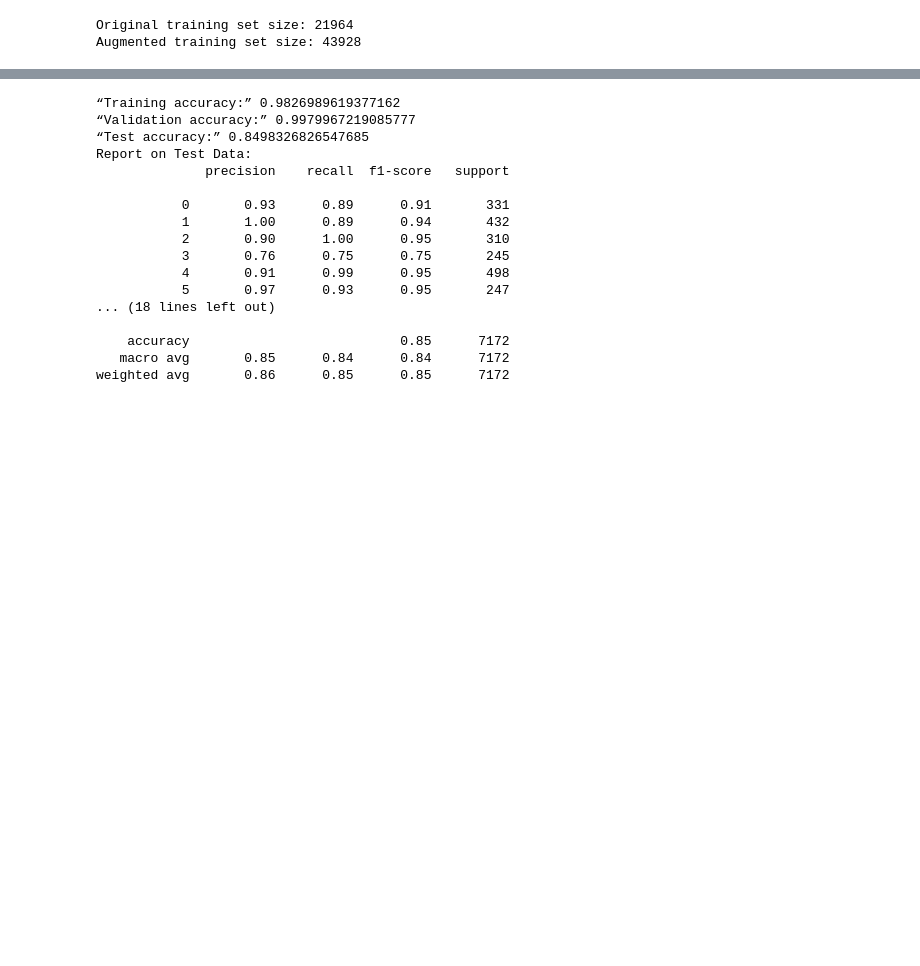
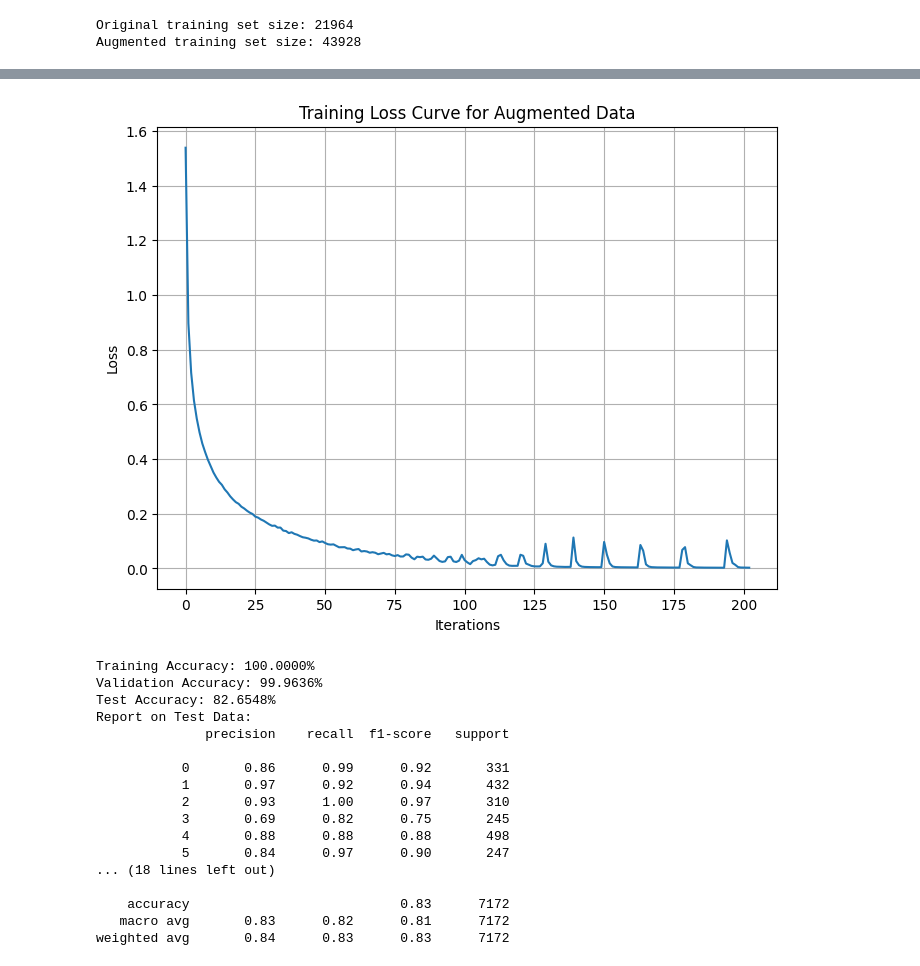
Before and after one commit to eleftheriaa/American-Sign-Language-Detection, a Jupyter notebook: augmentation.ipynb, the cells around one changed output, grey strips where cells are left out. Cells and saved outputs as stored; diff of their text form; code cells hidden in the pictures; blank space fills up the shorter version.

```diff
--- a/augmentation.ipynb
+++ b/augmentation.ipynb
@@ -101,8 +101,23 @@ plt.show()
 # 5. Train MLP
 
 # ================================
-model = MLPClassifier(hidden_layer_sizes=(64), random_state=42, tol=0.005, max_iter=1000)
+# hidden_layer_sizes=(128, 64),
+# “Training accuracy:” 0.9944
+# “Validation accuracy:” 0.9971
+# “Test accuracy:” 0.8989
+model = MLPClassifier(
 
+        hidden_layer_sizes=(64),
+        activation='relu',
+        solver='adam',
+        alpha=0.0001,
+        learning_rate_init=0.001,
+        verbose=True,
+        random_state=42,
+        n_iter_no_change=15,
+        max_iter=1000,
+        # shuffle=False
+    )
 
 model.fit(X_train_aug, y_train_aug)
 
@@ -112,36 +143,50 @@ Model converged in 61 iterations.
+# %%
+# Plot training loss curve for augmented model
+plt.figure(figsize=(8,6))
+plt.plot(model.loss_curve_)
+plt.title("Training Loss Curve for Augmented Data")
+plt.xlabel("Iterations")
+plt.ylabel("Loss")
+plt.grid()
+plt.show()
+# %% [output]
+[figure, added]
 # %%
 # ================================
 
 # 6. Evaluation
 
 # ================================
+train_accuracy = model.score(X_train_aug, y_train_aug)* 100
+print(f"Training Accuracy: { train_accuracy:.4f}%")
 
-print("“Training accuracy:”", model.score(X_train_aug, y_train_aug))
-print("“Validation accuracy:”", model.score(X_validate, y_validate))
-y_pred =  model.predict(X_test)
-test_acc = accuracy_score(y_test, y_pred)
-print("“Test accuracy:”", test_acc)
+val_accuracy = accuracy_score(y_validate, model.predict(X_validate))* 100
+print(f"Validation Accuracy: {val_accuracy:.4f}%")
+
+test_accuracy = accuracy_score(y_test, model.predict(X_test))* 100
+print(f"Test Accuracy: {test_accuracy:.4f}%")
+
 
 print("Report on Test Data:")
 print(classification_report(y_test,model.predict(X_test)))
 # %% [output]
-“Training accuracy:” 0.9826989619377162
-“Validation accuracy:” 0.9979967219085777
-“Test accuracy:” 0.8498326826547685
+Training Accuracy: 100.0000%
+Validation Accuracy: 99.9636%
+Test Accuracy: 82.6548%
 Report on Test Data:
               precision    recall  f1-score   support
 
-           0       0.93      0.89      0.91       331
-           1       1.00      0.89      0.94       432
-           2       0.90      1.00      0.95       310
-           3       0.76      0.75      0.75       245
-           4       0.91      0.99      0.95       498
-           5       0.97      0.93      0.95       247
+           0       0.86      0.99      0.92       331
+           1       0.97      0.92      0.94       432
+           2       0.93      1.00      0.97       310
+           3       0.69      0.82      0.75       245
+           4       0.88      0.88      0.88       498
+           5       0.84      0.97      0.90       247
 ... (18 lines left out)
 
-    accuracy                           0.85      7172
-   macro avg       0.85      0.84      0.84      7172
-weighted avg       0.86      0.85      0.85      7172
+    accuracy                           0.83      7172
+   macro avg       0.83      0.82      0.81      7172
+weighted avg       0.84      0.83      0.83      7172
 # %%
 import cv2
 import numpy as np
```
Also changed, not shown: parts of 3 cells of this notebook.
